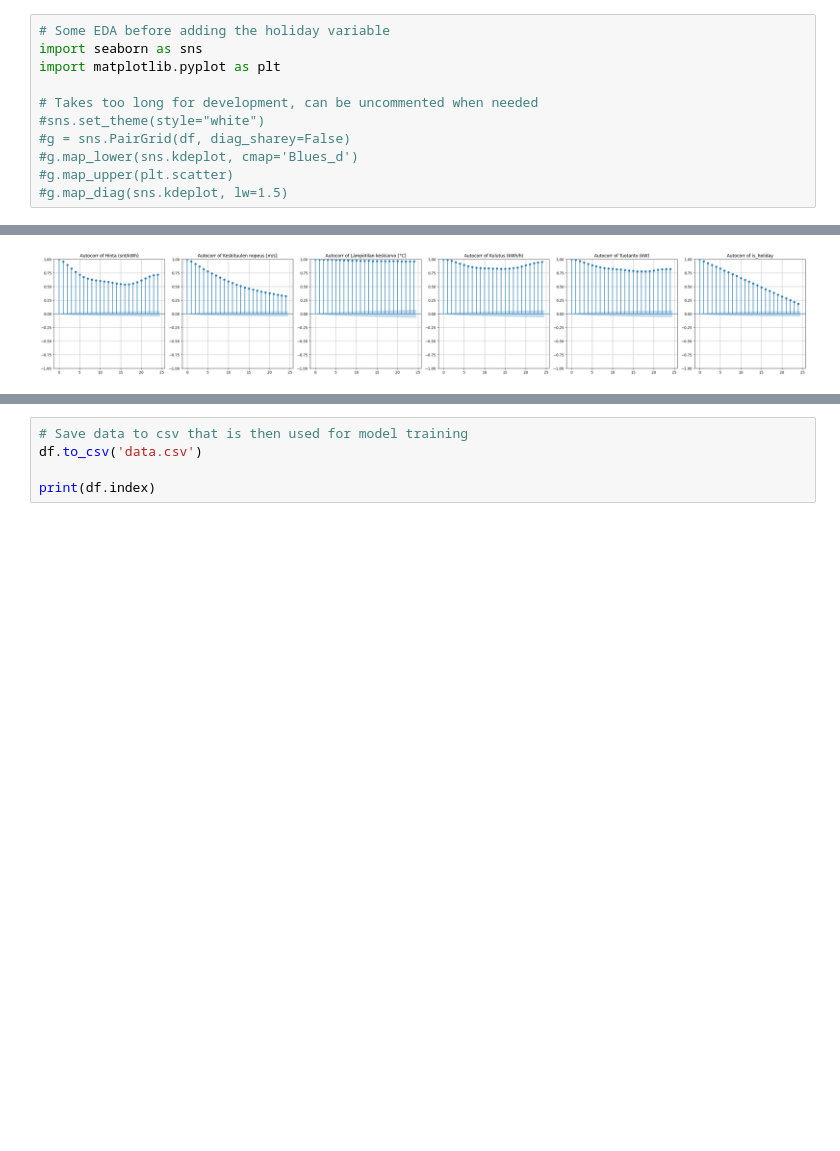
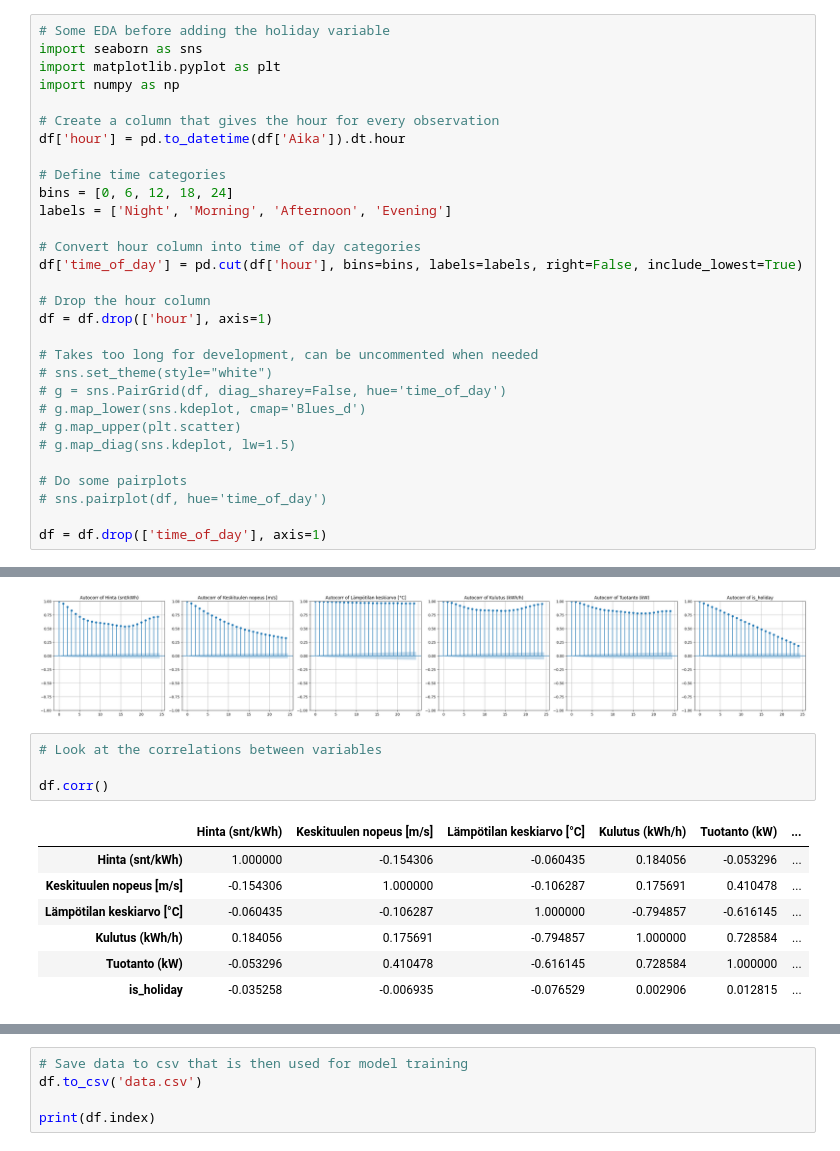
Before and after one commit to pirstov/Intro_to_DS_project, a Jupyter notebook: notebook.ipynb, the cells around one changed output, grey strips where cells are left out. Cells and saved outputs as stored; diff of their text form; blank space fills up the shorter version.

```diff
--- a/notebook.ipynb
+++ b/notebook.ipynb
@@ -216,13 +216,32 @@ dtype: int64
 # Some EDA before adding the holiday variable
 import seaborn as sns
 import matplotlib.pyplot as plt
+import numpy as np
+
+# Create a column that gives the hour for every observation
+df['hour'] = pd.to_datetime(df['Aika']).dt.hour
+
+# Define time categories
+bins = [0, 6, 12, 18, 24]
+labels = ['Night', 'Morning', 'Afternoon', 'Evening']
+
+# Convert hour column into time of day categories
+df['time_of_day'] = pd.cut(df['hour'], bins=bins, labels=labels, right=False, include_lowest=True)
+
+# Drop the hour column
+df = df.drop(['hour'], axis=1)
 
 # Takes too long for development, can be uncommented when needed
-#sns.set_theme(style="white")
-#g = sns.PairGrid(df, diag_sharey=False)
-#g.map_lower(sns.kdeplot, cmap='Blues_d')
-#g.map_upper(plt.scatter)
-#g.map_diag(sns.kdeplot, lw=1.5)
+# sns.set_theme(style="white")
+# g = sns.PairGrid(df, diag_sharey=False, hue='time_of_day')
+# g.map_lower(sns.kdeplot, cmap='Blues_d')
+# g.map_upper(plt.scatter)
+# g.map_diag(sns.kdeplot, lw=1.5)
+
+# Do some pairplots
+# sns.pairplot(df, hue='time_of_day')
+
+df = df.drop(['time_of_day'], axis=1)
 # %%
 # Add a variable describing whether the date is a public holiday
 df['date'] = df['Aika'].dt.date
@@ -343,6 +346,18 @@ plt.tight_layout()
 plt.show()
 # %% [output]
 [figure]
+# %%
+# Look at the correlations between variables
+
+df.corr()
+# %% [output]
+|  | Hinta (snt/kWh) | Keskituulen nopeus [m/s] | Lämpötilan keskiarvo [°C] | Kulutus (kWh/h) | Tuotanto (kW) | ... |
+| Hinta (snt/kWh) | 1.000000 | -0.154306 | -0.060435 | 0.184056 | -0.053296 | ... |
+| Keskituulen nopeus [m/s] | -0.154306 | 1.000000 | -0.106287 | 0.175691 | 0.410478 | ... |
+| Lämpötilan keskiarvo [°C] | -0.060435 | -0.106287 | 1.000000 | -0.794857 | -0.616145 | ... |
+| Kulutus (kWh/h) | 0.184056 | 0.175691 | -0.794857 | 1.000000 | 0.728584 | ... |
+| Tuotanto (kW) | -0.053296 | 0.410478 | -0.616145 | 0.728584 | 1.000000 | ... |
+| is_holiday | -0.035258 | -0.006935 | -0.076529 | 0.002906 | 0.012815 | ... |
 # %%
 # What else
 # plot the quantities so that each graph is one day/week/month?
```
Also changed, not shown: parts of 7 cells of this notebook.
